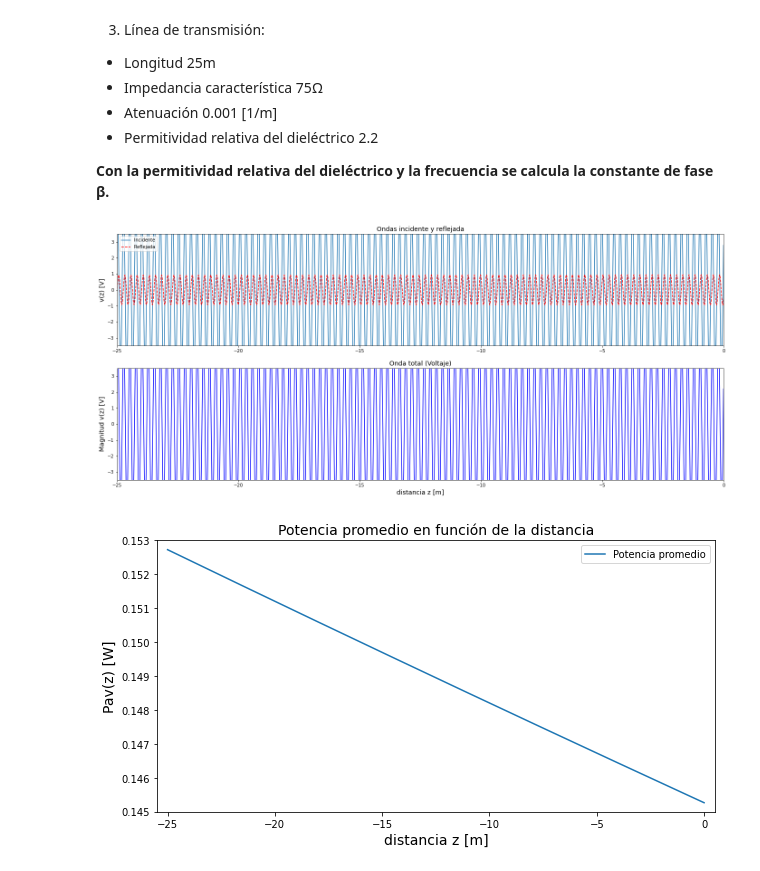
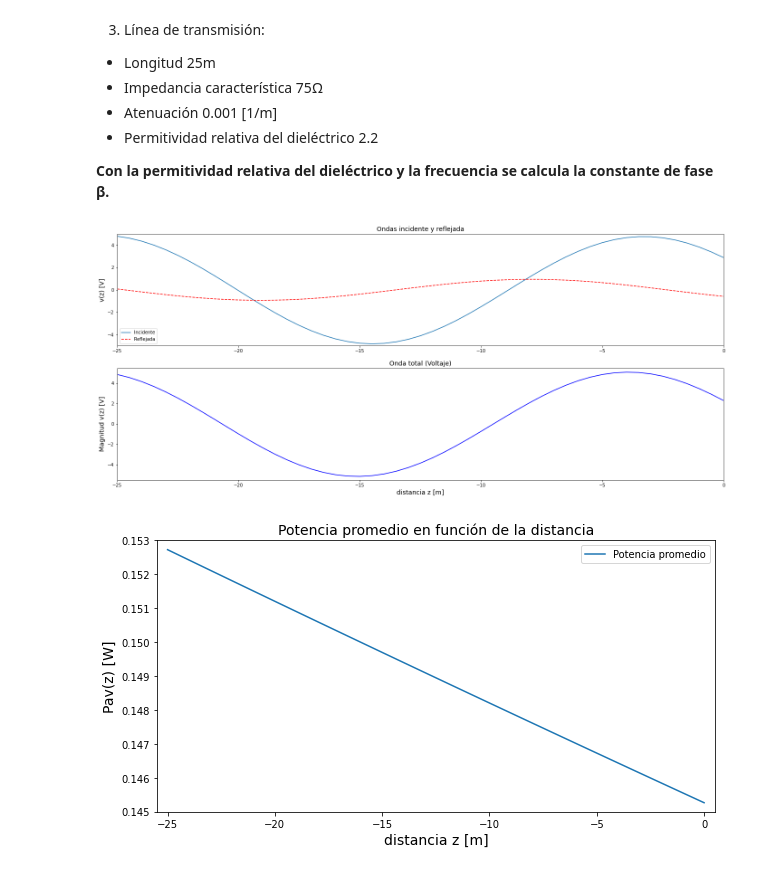
Before and after one commit to luisedu96/TransmisionGuiada, a Jupyter notebook: Actividades/Parametros_lineas_transmision.ipynb, the cells around one changed output. Saved outputs shown, nothing was run; the diff lists cells and outputs as text; code cells hidden in the pictures.

```diff
--- a/Actividades/Parametros_lineas_transmision.ipynb
+++ b/Actividades/Parametros_lineas_transmision.ipynb
@@ -55,40 +55,39 @@ c = 3e8
 j = complex(0,1)
 betha = 2*np.pi*f*np.sqrt(er)/c
 gama = alpha + j*betha
 Rcoef = (zl-zo)/(zl+zo)
 
 CR_carga = Rcoef
 CR_fuente = CR_carga*np.exp(2*gama*-25)
 Z_fuente = zo*(1+CR_fuente)/(1-CR_fuente)
 V_fuente = vg*(Z_fuente)/(Z_fuente+zg)
 Vo_mas = V_fuente/(np.exp(-gama*-25)*(1+CR_fuente))
 Vo_menos = Vo_mas*Rcoef
 
-z = np.arange(-l,0,l/50)
+z = np.arange(-l,0.1,l/50)
 vi = Vo_mas*np.exp(-z*gama)
 vr = Vo_menos*np.exp(z*gama)
 
 CR_z = CR_carga*np.exp(2*gama*z)
-V = (Vo_mas*np.exp(-1*gama*z))*(1+CR_z)
+V_z = (Vo_mas*np.exp(-1*gama*z))*(1+CR_z)
 
-vt = vi+vr
 fig, ax = plt.subplots(2, 1, figsize=(24, 10))
 ax[0].plot(z, vi, label='Incidente')
 ax[0].plot(z, vr, 'r--', label='Reflejada')
-ax[0].axis([-l, 0, -3.5, 3.5])
+ax[0].axis([-l, 0, -5, 5])
 ax[0].set_ylabel('v(z) [V]', fontsize=14)
 ax[0].set_title('Ondas incidente y reflejada', fontsize=14)
 ax[0].legend()
 
-ax[1].plot(z, V, color='b')
-ax[1].axis([-l, 0, -3.5, 3.5])
+ax[1].plot(z, V_z, color='b')
+ax[1].axis([-l, 0, -5.5, 5.5])
 ax[1].set_ylabel('Magnitud v(z) [V]', fontsize=14)
 ax[1].set_xlabel('distancia z [m]', fontsize=14)
 ax[1].set_title('Onda total (Voltaje)', fontsize=14)
 
 fig.show()
 # %% [output]
-[figure, old version]
+[figure, new version]
 # %%
 Pav_fuente = 0.5*np.real((np.abs(V_fuente)**2)/Z_fuente)
 Pav_z = Pav_fuente*np.exp(-2*(z+25)*alpha)
```
Also changed, not shown: parts of 2 cells of this notebook.
